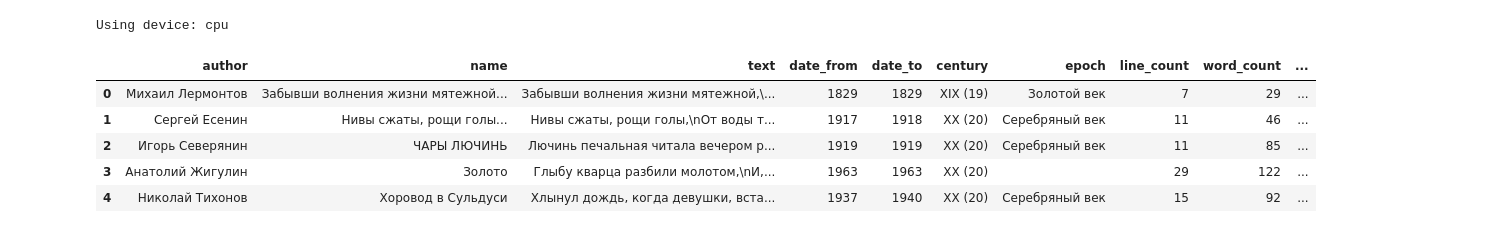
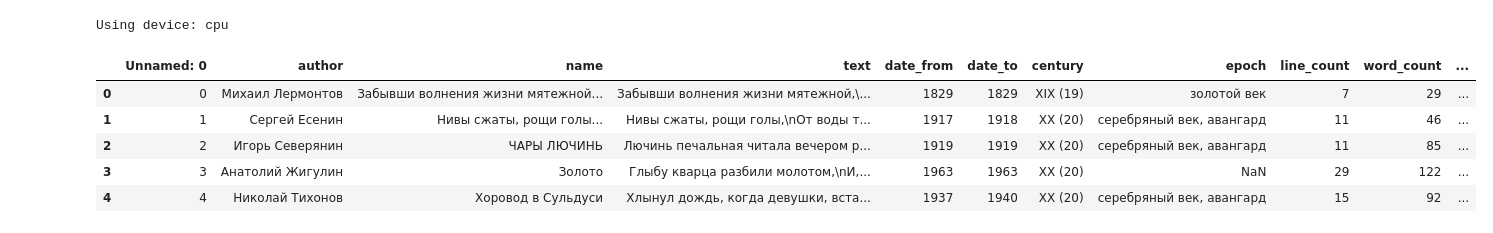
Before and after one commit to Mihahanya/Poetry-recommendation, a Jupyter notebook: recomendations.ipynb, the cells around one changed output. Saved outputs shown, nothing was run; the diff lists cells and outputs as text; code cells hidden in the pictures.

```diff
--- a/recomendations.ipynb
+++ b/recomendations.ipynb
@@ -98,13 +98,3 @@ def emb_row(row):
 df = df.progress_apply(emb_row, axis=1)
 # %% [output]
 Using device: cpu
-# %%
-df.head()
-#df.to_csv('poetry_data_prepared.csv')
-# %% [output]
-|  | author | name | text | date_from | date_to | century | epoch | line_count | word_count | ... |
-| 0 | Михаил Лермонтов | Забывши волнения жизни мятежной... | Забывши волнения жизни мятежной,\... | 1829 | 1829 | XIX (19) | Золотой век | 7 | 29 | ... |
-| 1 | Сергей Есенин | Нивы сжаты, рощи голы... | Нивы сжаты, рощи голы,\nОт воды т... | 1917 | 1918 | XX (20) | Серебряный век | 11 | 46 | ... |
-| 2 | Игорь Северянин | ЧАРЫ ЛЮЧИНЬ | Лючинь печальная читала вечером р... | 1919 | 1919 | XX (20) | Серебряный век | 11 | 85 | ... |
-| 3 | Анатолий Жигулин | Золото | Глыбу кварца разбили молотом,\nИ,... | 1963 | 1963 | XX (20) |  | 29 | 122 | ... |
-| 4 | Николай Тихонов | Хоровод в Сульдуси | Хлынул дождь, когда девушки, вста... | 1937 | 1940 | XX (20) | Серебряный век | 15 | 92 | ... |
@@ -111,3 +103,15 @@ df.head()
+# %%
+import pandas as pd
+
+df = pd.read_pickle('poetry_data_prepared.pkl')
+df.head()
+# %% [output]
+|  | Unnamed: 0 | author | name | text | date_from | date_to | century | epoch | line_count | word_count | ... |
+| 0 | 0 | Михаил Лермонтов | Забывши волнения жизни мятежной... | Забывши волнения жизни мятежной,\... | 1829 | 1829 | XIX (19) | золотой век | 7 | 29 | ... |
+| 1 | 1 | Сергей Есенин | Нивы сжаты, рощи голы... | Нивы сжаты, рощи голы,\nОт воды т... | 1917 | 1918 | XX (20) | серебряный век, авангард | 11 | 46 | ... |
+| 2 | 2 | Игорь Северянин | ЧАРЫ ЛЮЧИНЬ | Лючинь печальная читала вечером р... | 1919 | 1919 | XX (20) | серебряный век, авангард | 11 | 85 | ... |
+| 3 | 3 | Анатолий Жигулин | Золото | Глыбу кварца разбили молотом,\nИ,... | 1963 | 1963 | XX (20) | NaN | 29 | 122 | ... |
+| 4 | 4 | Николай Тихонов | Хоровод в Сульдуси | Хлынул дождь, когда девушки, вста... | 1937 | 1940 | XX (20) | серебряный век, авангард | 15 | 92 | ... |
 # %%
 import numpy as np
 from tqdm import tqdm
```
Also changed, not shown: parts of 4 cells of this notebook.
